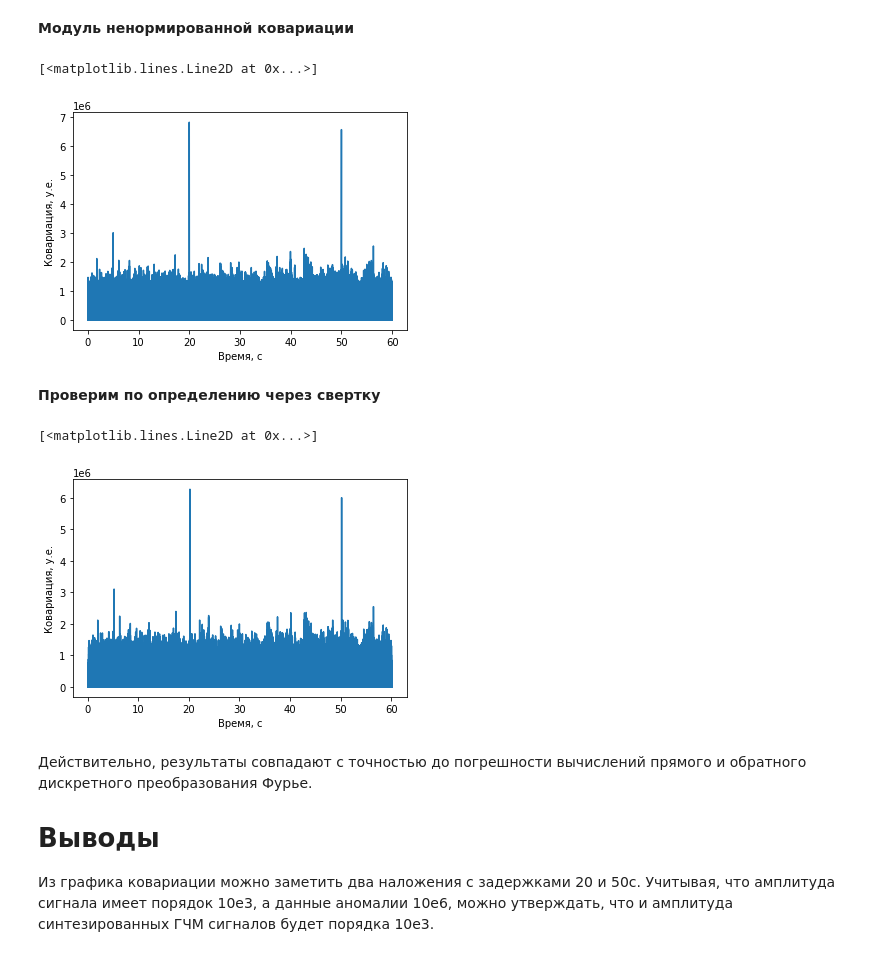
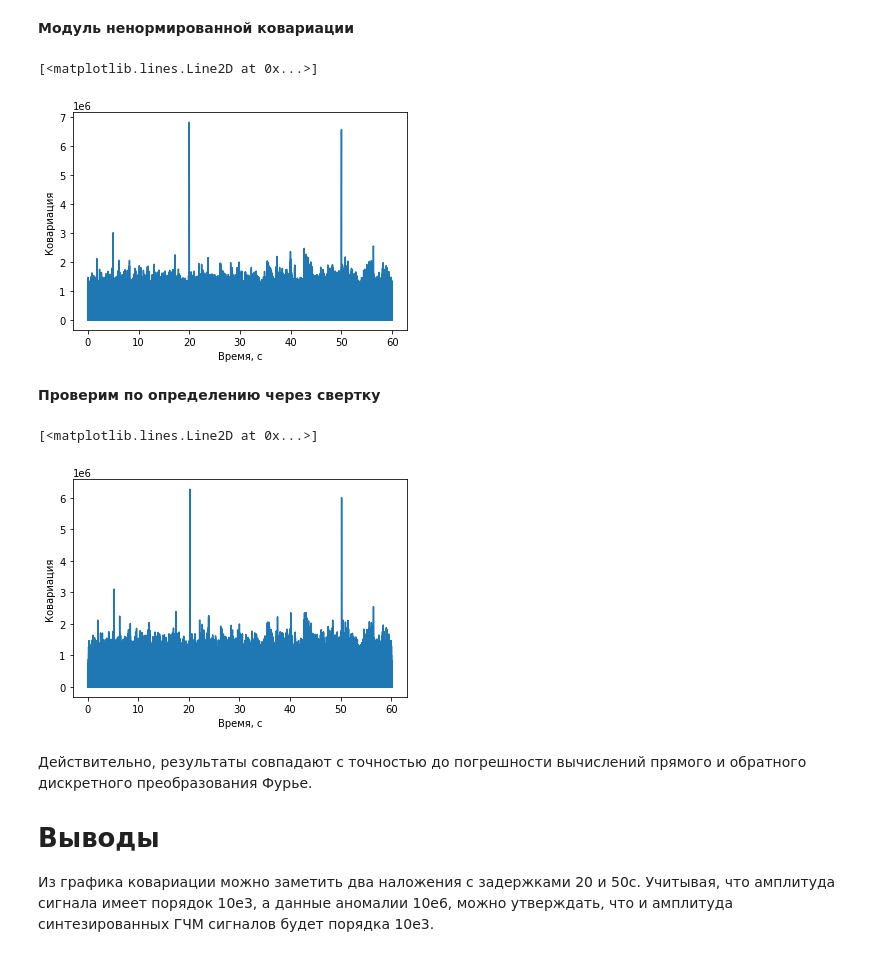
Before and after one commit to MitrofanovEV/AquamarineTZ, a Jupyter notebook: Task1.ipynb, the cells around one changed output. Saved outputs shown, nothing was run; the diff lists cells and outputs as text; code cells hidden in the pictures.

```diff
--- a/Task1.ipynb
+++ b/Task1.ipynb
@@ -83,21 +83,21 @@ spectrum12 = np.conj(spectrum1[0:spectrum1.shape[0]//2]) * spectrum[0:spectrum.s
 # %%
 corr = abs(irfft(spectrum12))
 plt.xlabel('Время, с')
-plt.ylabel('Ковариация, у.е.')
+plt.ylabel('Ковариация')
 plt.plot([i/fs for i in range(corr.shape[0])],corr)
 # %% [output]
 [<matplotlib.lines.Line2D at 0x...>]
-[figure, old version]
+[figure, new version]
 # %% [markdown]
 <b>Проверим по определению через свертку</b>
 # %%
 y = abs(np.correlate(gfm_short,data, mode = 'full'))
 plt.xlabel('Время, с')
-plt.ylabel('Ковариация, у.е.')
+plt.ylabel('Ковариация')
 plt.plot([i/fs for i in range(y.shape[0])],y[::-1])
 # %% [output]
 [<matplotlib.lines.Line2D at 0x...>]
-[figure, old version]
+[figure, new version]
 # %% [markdown]
 Действительно, результаты совпадают с точностью до погрешности вычислений прямого и обратного дискретного преобразования Фурье.
 <h1>Выводы</h1>
```
Also changed, not shown: parts of 1 cell of this notebook.
